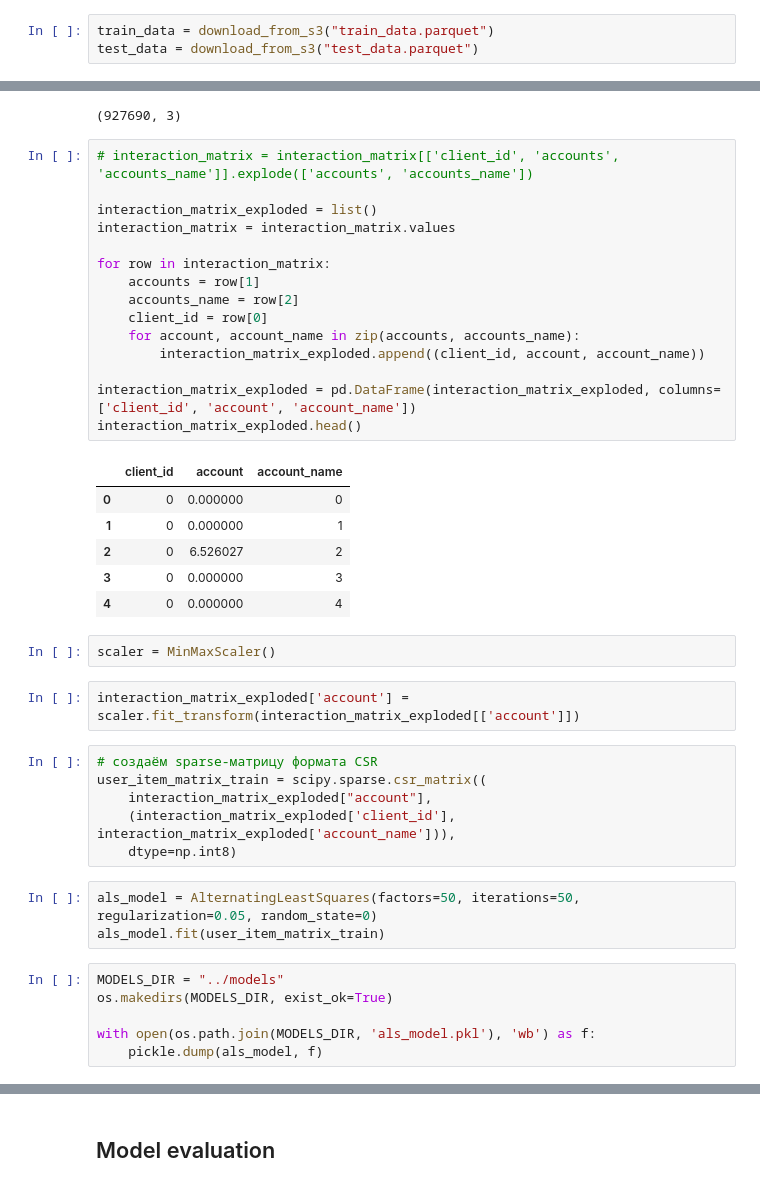
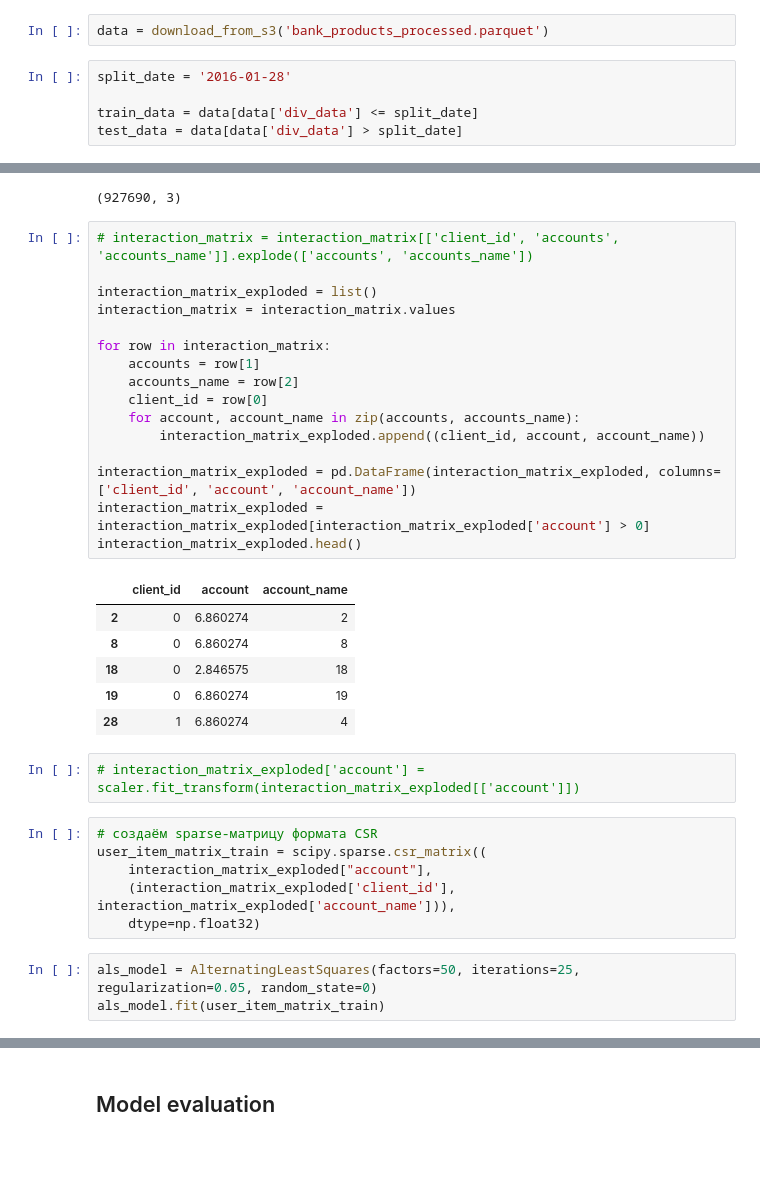
Before and after one commit to Alexdemenev/mle-final-project, a Jupyter notebook: experiments/train_model.ipynb, the cells around one changed output, grey strips where cells are left out. Saved outputs shown, nothing was run; the diff lists cells and outputs as text; blank space fills up the shorter version.

Commit message:
Fixed the ALS model

```diff
--- a/experiments/train_model.ipynb
+++ b/experiments/train_model.ipynb
@@ -76,9 +76,13 @@ def download_pickle_from_s3(file_name):
         return pickle.load(buffer)
 # %% [markdown]
 ## Выгрузка данных
+# %%
+data = download_from_s3('bank_products_processed.parquet')
 # %%
-train_data = download_from_s3("train_data.parquet")
-test_data = download_from_s3("test_data.parquet")
+split_date = '2016-01-28'
+
+train_data = data[data['div_data'] <= split_date]
+test_data = data[data['div_data'] > split_date]
 # %%
 target_cols = [col for col in train_data.columns if col.startswith('acc_')]
 # %% [markdown]
@@ -138,41 +171,34 @@ interaction_matrix.shape
 # %%
 # interaction_matrix = interaction_matrix[['client_id', 'accounts', 'accounts_name']].explode(['accounts', 'accounts_name'])
 
 interaction_matrix_exploded = list()
 interaction_matrix = interaction_matrix.values
 
 for row in interaction_matrix:
     accounts = row[1]
     accounts_name = row[2]
     client_id = row[0]
     for account, account_name in zip(accounts, accounts_name):
         interaction_matrix_exploded.append((client_id, account, account_name))
 
 interaction_matrix_exploded = pd.DataFrame(interaction_matrix_exploded, columns=['client_id', 'account', 'account_name'])
+interaction_matrix_exploded = interaction_matrix_exploded[interaction_matrix_exploded['account'] > 0]
 interaction_matrix_exploded.head()
 # %% [output]
 |  | client_id | account | account_name |
-| 0 | 0 | 0.000000 | 0 |
-| 1 | 0 | 0.000000 | 1 |
-| 2 | 0 | 6.526027 | 2 |
-| 3 | 0 | 0.000000 | 3 |
-| 4 | 0 | 0.000000 | 4 |
+| 2 | 0 | 6.860274 | 2 |
+| 8 | 0 | 6.860274 | 8 |
+| 18 | 0 | 2.846575 | 18 |
+| 19 | 0 | 6.860274 | 19 |
+| 28 | 1 | 6.860274 | 4 |
-# %%
-scaler = MinMaxScaler()
 # %%
-interaction_matrix_exploded['account'] = scaler.fit_transform(interaction_matrix_exploded[['account']])
+# interaction_matrix_exploded['account'] = scaler.fit_transform(interaction_matrix_exploded[['account']])
 # %%
 # создаём sparse-матрицу формата CSR
 user_item_matrix_train = scipy.sparse.csr_matrix((
     interaction_matrix_exploded["account"],
     (interaction_matrix_exploded['client_id'], interaction_matrix_exploded['account_name'])),
-    dtype=np.int8)
+    dtype=np.float32)
 # %%
-als_model = AlternatingLeastSquares(factors=50, iterations=50, regularization=0.05, random_state=0)
+als_model = AlternatingLeastSquares(factors=50, iterations=25, regularization=0.05, random_state=0)
 als_model.fit(user_item_matrix_train)
-# %%
-MODELS_DIR = "../models"
-os.makedirs(MODELS_DIR, exist_ok=True)
-
-with open(os.path.join(MODELS_DIR, 'als_model.pkl'), 'wb') as f:
-    pickle.dump(als_model, f)
```
Also changed, not shown: parts of 16 cells of this notebook.
